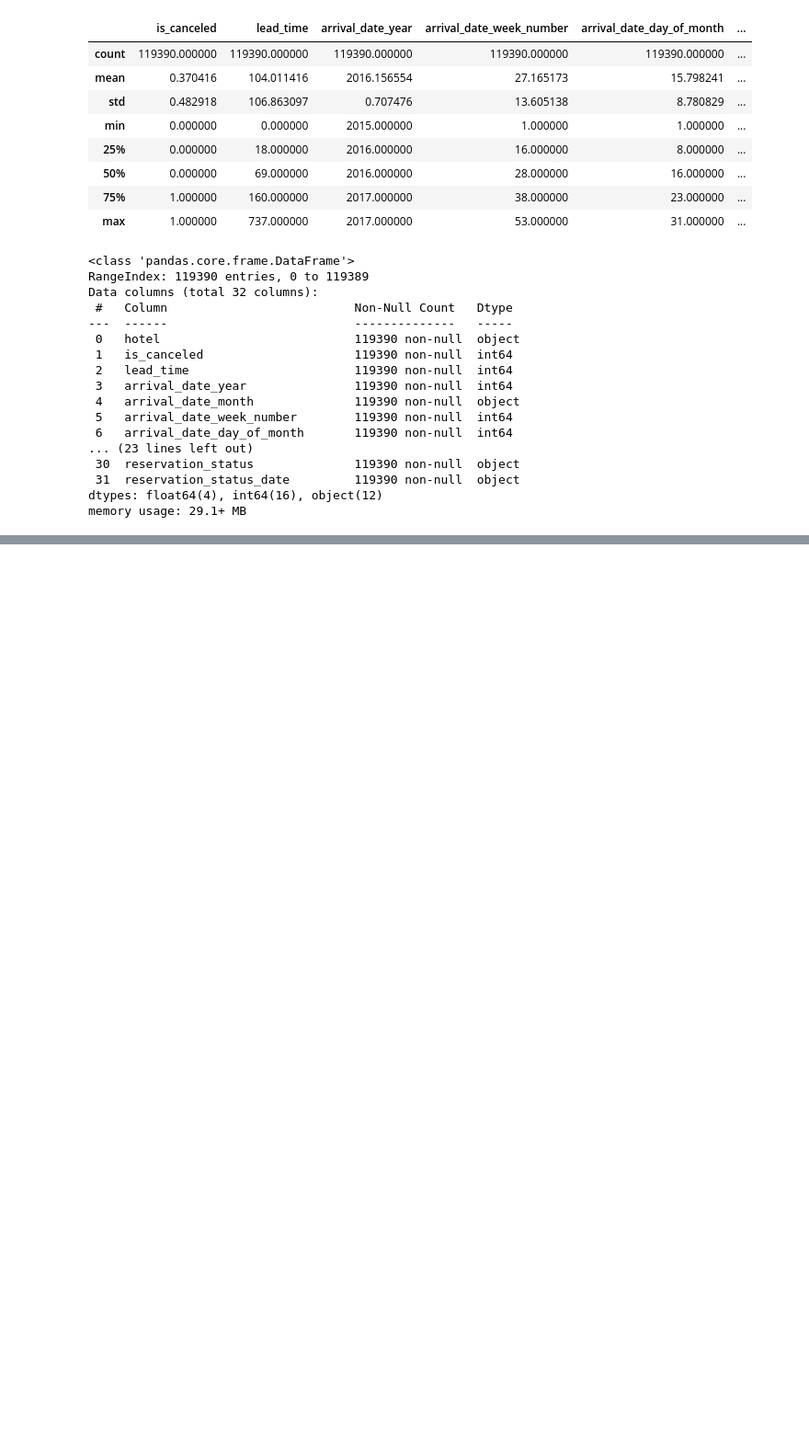
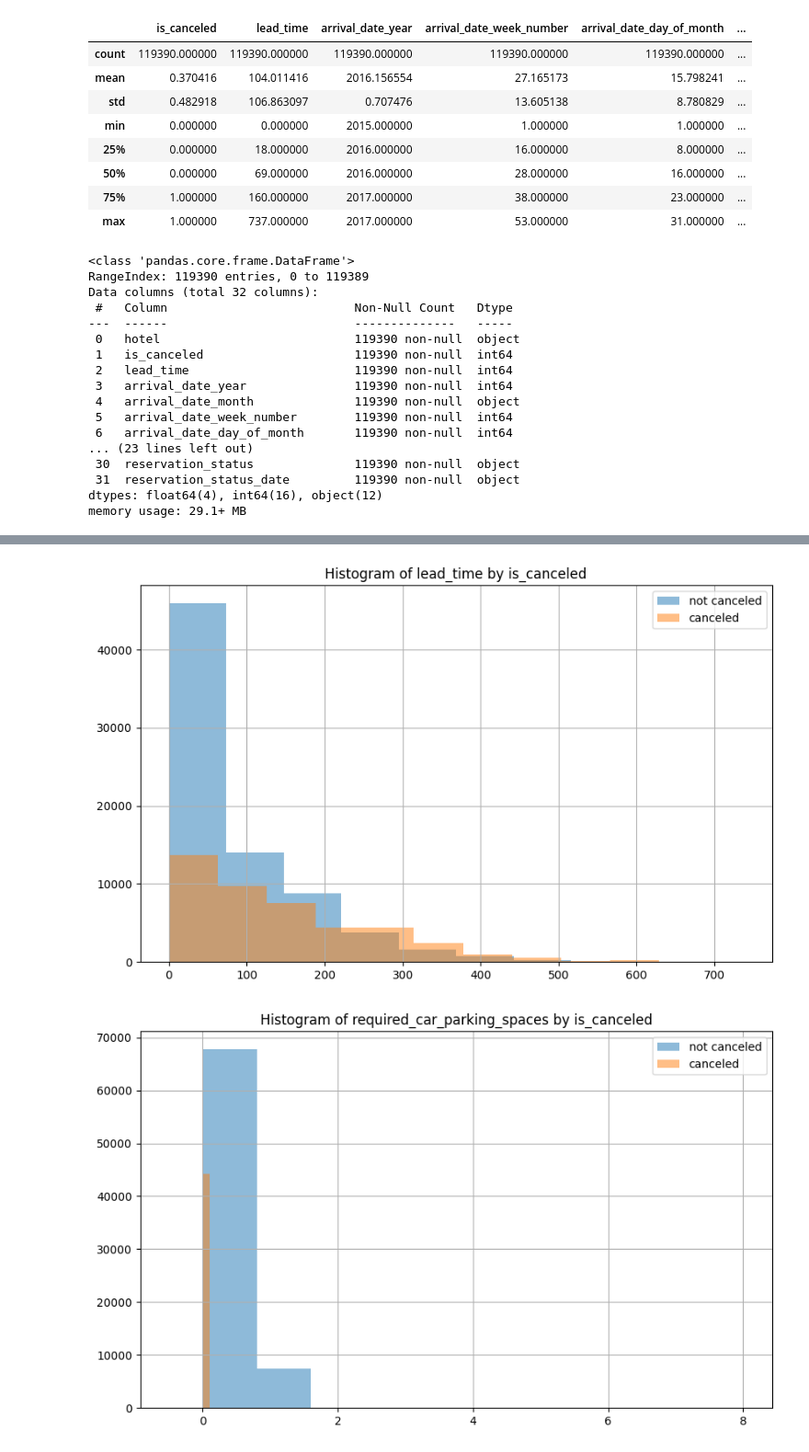
Before and after one commit to Giorgi-Tabatadze/predicting-hotel-churn, a Jupyter notebook: EDA.ipynb, the cells around one changed output, grey strips where cells are left out. Shown at 92% size. Drawn from its saved outputs; the diff is of its cells as text; code cells hidden in the pictures; blank space fills up the shorter version.

```diff
--- a/EDA.ipynb
+++ b/EDA.ipynb
@@ -101,0 +106,8 @@ Name: country, dtype: int64
+# %%
+corr = df.select_dtypes(include=[np.number]).corr()
+mask = np.eye(corr.shape[0], dtype=bool)
+corr.values[mask] = np.nan
+corr.columns = corr.columns.str.replace("_", "\n")
+corr.style.background_gradient(cmap="coolwarm").set_table_styles([
+    {"selector": "th", "props": [("font-size", "8pt")]}
+])
@@ -101,0 +132,13 @@ Name: country, dtype: int64
+# %%
+high_corr = corr[corr["is\ncanceled"].abs() > 0.19].index
+for var in high_corr:
+    if var != "is_canceled":
+        plt.figure(figsize=(10, 6))
+        df[df["is_canceled"] == 0][var].hist(alpha=0.5, label="not canceled")
+        df[df["is_canceled"] == 1][var].hist(alpha=0.5, label="canceled")
+        plt.title(f"Histogram of {var} by is_canceled")
+        plt.legend()
+        plt.show()
+# %% [output]
+[figure, added]
+[figure, added]
```
Also changed, not shown: parts of 10 cells of this notebook, 5 other files.
